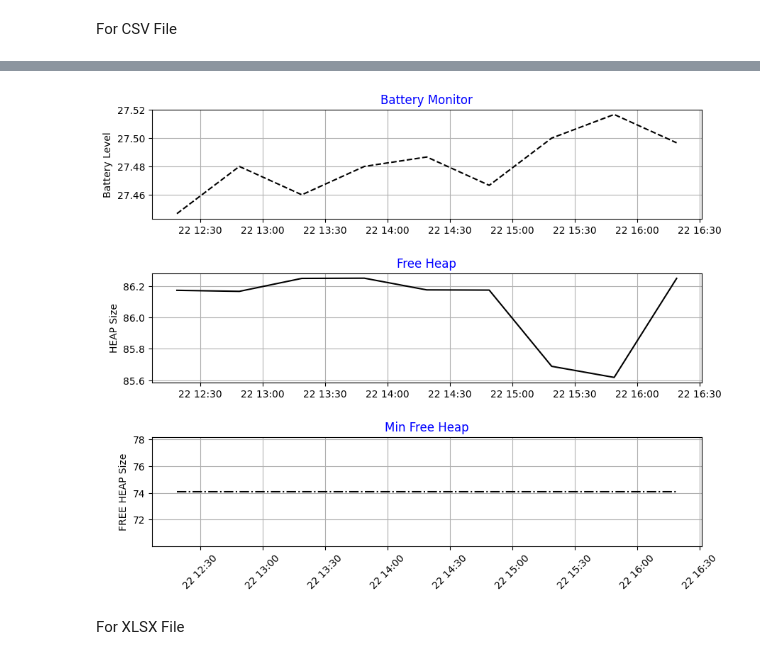
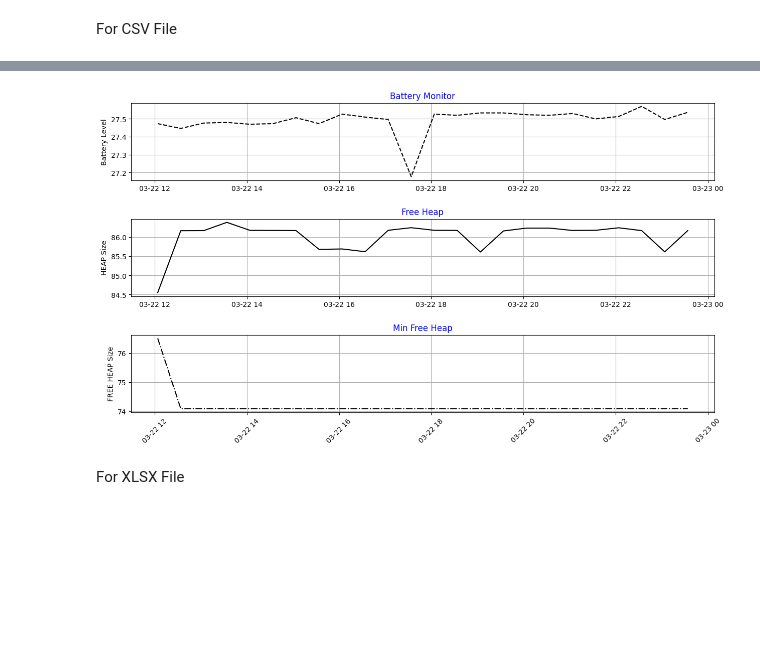
Before and after one commit to Stephenlou168/Python-Graph-Analyse, a Jupyter notebook: Heap_Log.ipynb, the cells around one changed output, grey strips where cells are left out. Drawn from its saved outputs; the diff is of its cells as text; code cells hidden in the pictures; blank space fills up the shorter version.

```diff
--- a/Heap_Log.ipynb
+++ b/Heap_Log.ipynb
@@ -6,7 +6,7 @@ from io import StringIO
 # %% [markdown]
 For CSV File
 # %%
-df = pd.read_csv('Heap_Log.csv', delimiter=';', parse_dates=['Timestamp'])
+df = pd.read_csv('line_chart_line_chart.csv', delimiter=';', parse_dates=['Timestamp'])
 df['Time'] = df['Timestamp'].dt.strftime('%H:%M')
-print(df.head(100))
+print(df.head(200))
 # %% [output]
@@ -29,28 +29,28 @@ print(df.head(100))
 df_filtered = df[(df['Timestamp'].dt.strftime('%m-%d') == '03-22') & (df['Time'] >= '12:00')]
 # %%
 # Create subplots for each parameter
-fig, axes = plt.subplots(3, 1, figsize=(10, 8))
+fig, axes = plt.subplots(3, 1, figsize=(15, 8))
 # Adjust layout spacing
 plt.subplots_adjust(hspace=0.5)
 
 axes[0].plot(df_filtered['Timestamp'], df_filtered['Batttery'], linestyle='--', color='black')
 axes[0].set_title('Battery Monitor',color='blue')
 axes[0].set_ylabel('Battery Level')
 axes[0].grid(True)
 
 axes[1].plot(df_filtered['Timestamp'], df_filtered['FREE_HEAP'], linestyle='-', color='black')
 axes[1].set_title('Free Heap',color='blue')
 axes[1].set_ylabel('HEAP Size')
 axes[1].grid(True)
 
 axes[2].plot(df_filtered['Timestamp'], df_filtered['MIN_FREE_HEAP'], linestyle='-.', color='black')
 axes[2].set_title('Min Free Heap', color='blue')
 axes[2].set_ylabel('FREE HEAP Size')
 axes[2].grid(True)
 
 plt.xticks(rotation=45)
 plt.show()
 # %% [output]
-[figure, old version]
+[figure, new version]
 # %% [markdown]
 For XLSX File
```
Also changed, not shown: parts of 5 cells of this notebook, 3 other files.
